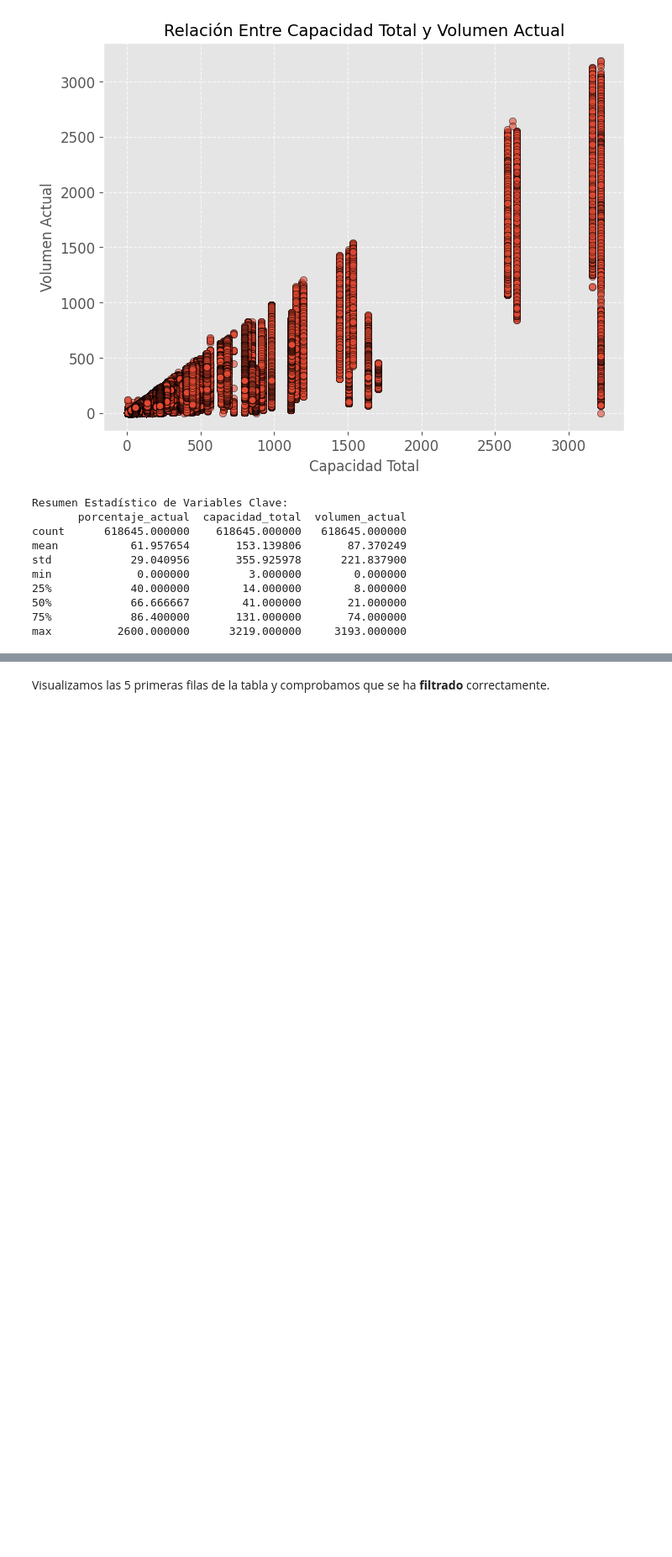
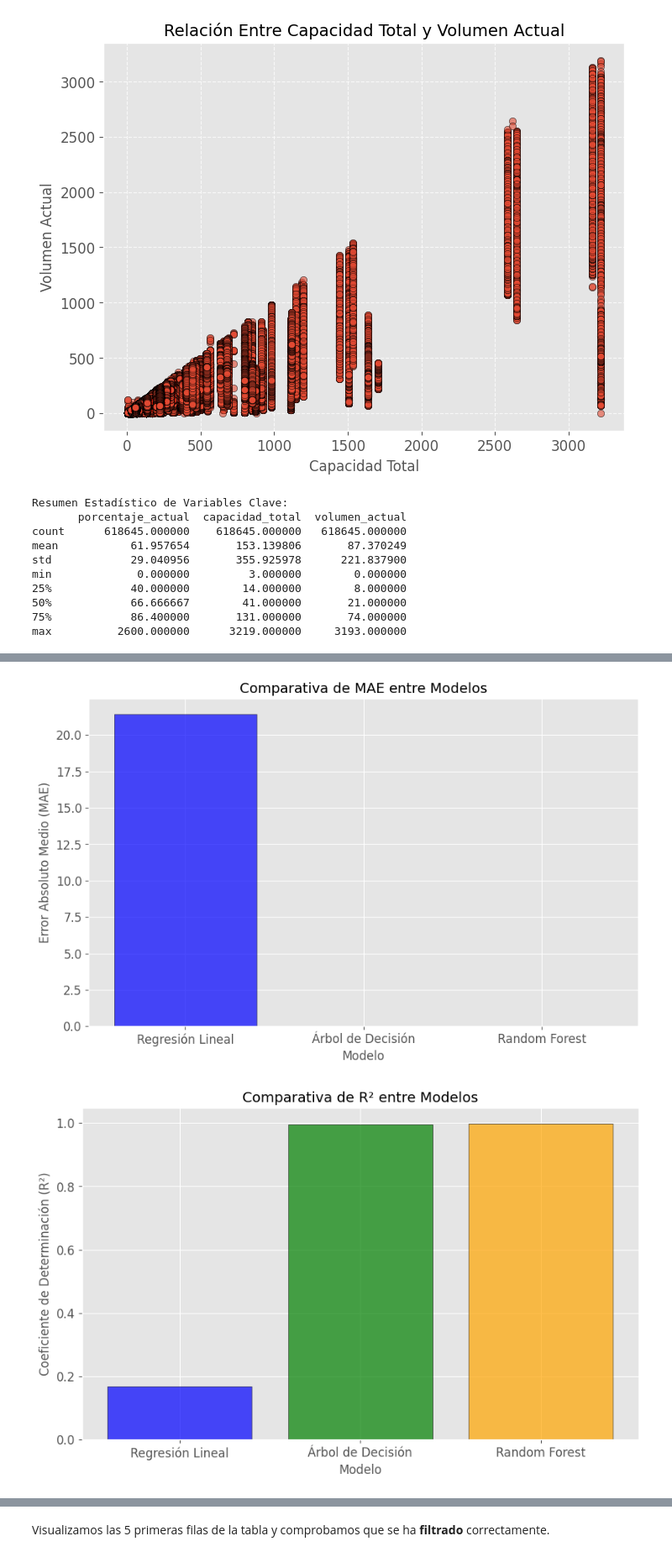
Before and after one commit to cddogaru/Proyecto-de-Computacion, a Jupyter notebook: Análisis_del_estado_y_evolución_de_los_embalses_de_agua_nacionales.ipynb, the cells around one changed output, grey strips where cells are left out. Shown at 84% size. Saved outputs shown, nothing was run; the diff lists cells and outputs as text; code cells hidden in the pictures; blank space fills up the shorter version.

```diff
--- a/Análisis_del_estado_y_evolución_de_los_embalses_de_agua_nacionales.ipynb
+++ b/Análisis_del_estado_y_evolución_de_los_embalses_de_agua_nacionales.ipynb
@@ -655,0 +792,33 @@ Para ello **filtramos** el dataset para obtener los datos entre el **01/01/2012
+# %%
+# Visualización de Resultados
+
+import matplotlib.pyplot as plt
+import seaborn as sns
+
+# Comparativa de MAE entre Modelos
+plt.figure(figsize=(10, 6))
+plt.bar(modelos, maes, color=["blue", "green", "orange"], alpha=0.7, edgecolor="black")
+plt.title("Comparativa de MAE entre Modelos", fontsize=14)
+plt.ylabel("Error Absoluto Medio (MAE)", fontsize=12)
+plt.xlabel("Modelo", fontsize=12)
+plt.show()
+
+# Comparativa de R² entre Modelos
+plt.figure(figsize=(10, 6))
+plt.bar(modelos, r2_scores, color=["blue", "green", "orange"], alpha=0.7, edgecolor="black")
+plt.title("Comparativa de R² entre Modelos", fontsize=14)
+plt.ylabel("Coeficiente de Determinación (R²)", fontsize=12)
+plt.xlabel("Modelo", fontsize=12)
+plt.show()
+
+# Predicciones vs Valores Reales (Random Forest)
+plt.figure(figsize=(10, 6))
+plt.scatter(y_test, y_pred_rf, alpha=0.7, color="orange", edgecolor="black")
+plt.plot([y_test.min(), y_test.max()], [y_test.min(), y_test.max()], color="red", linestyle="--", linewidth=2)
+plt.title("Predicciones vs. Valores Reales (Random Forest)", fontsize=14)
+plt.xlabel("Valores Reales", fontsize=12)
+plt.ylabel("Predicciones", fontsize=12)
+plt.show()
+# %% [output]
+[figure, added]
+[figure, added]
```
Also changed, not shown: parts of 9 cells of this notebook.
